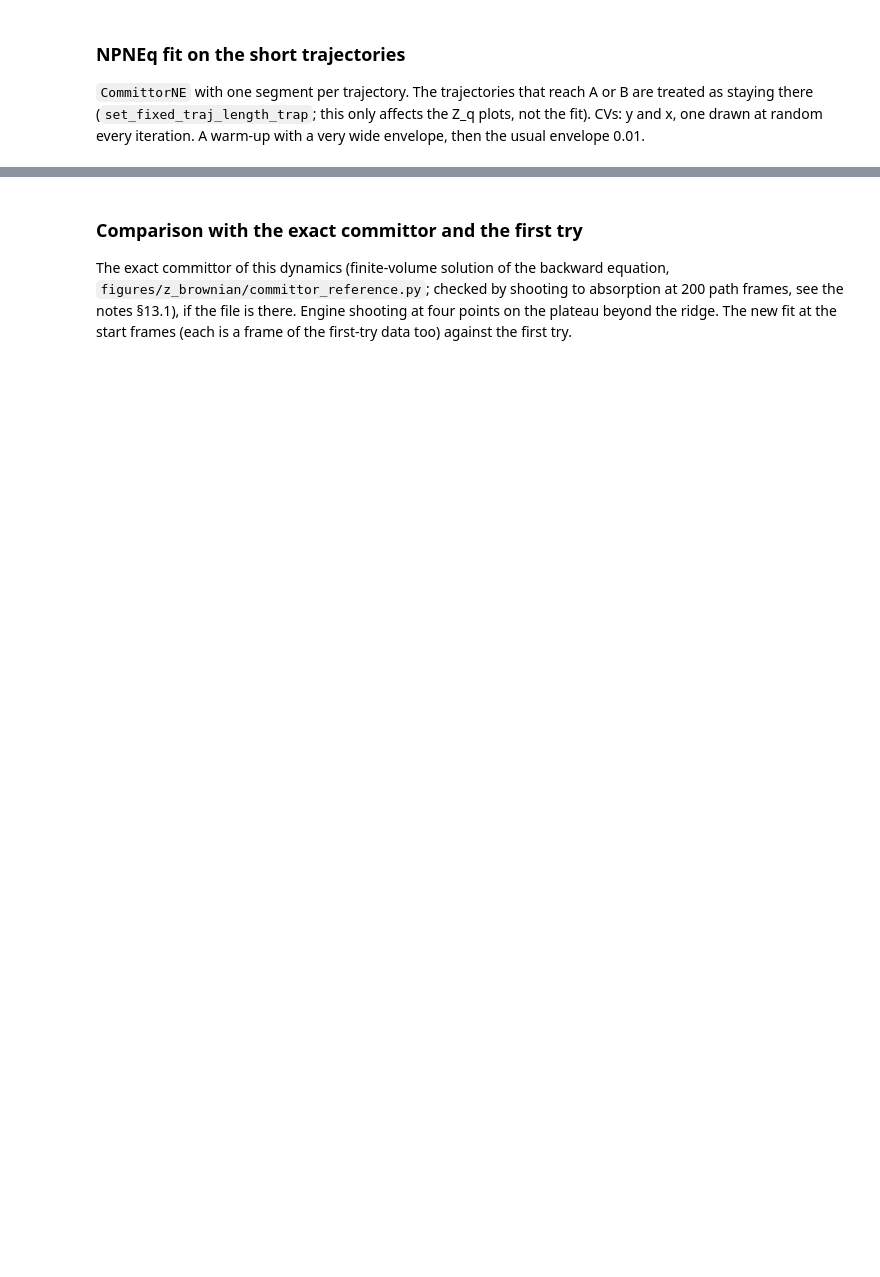
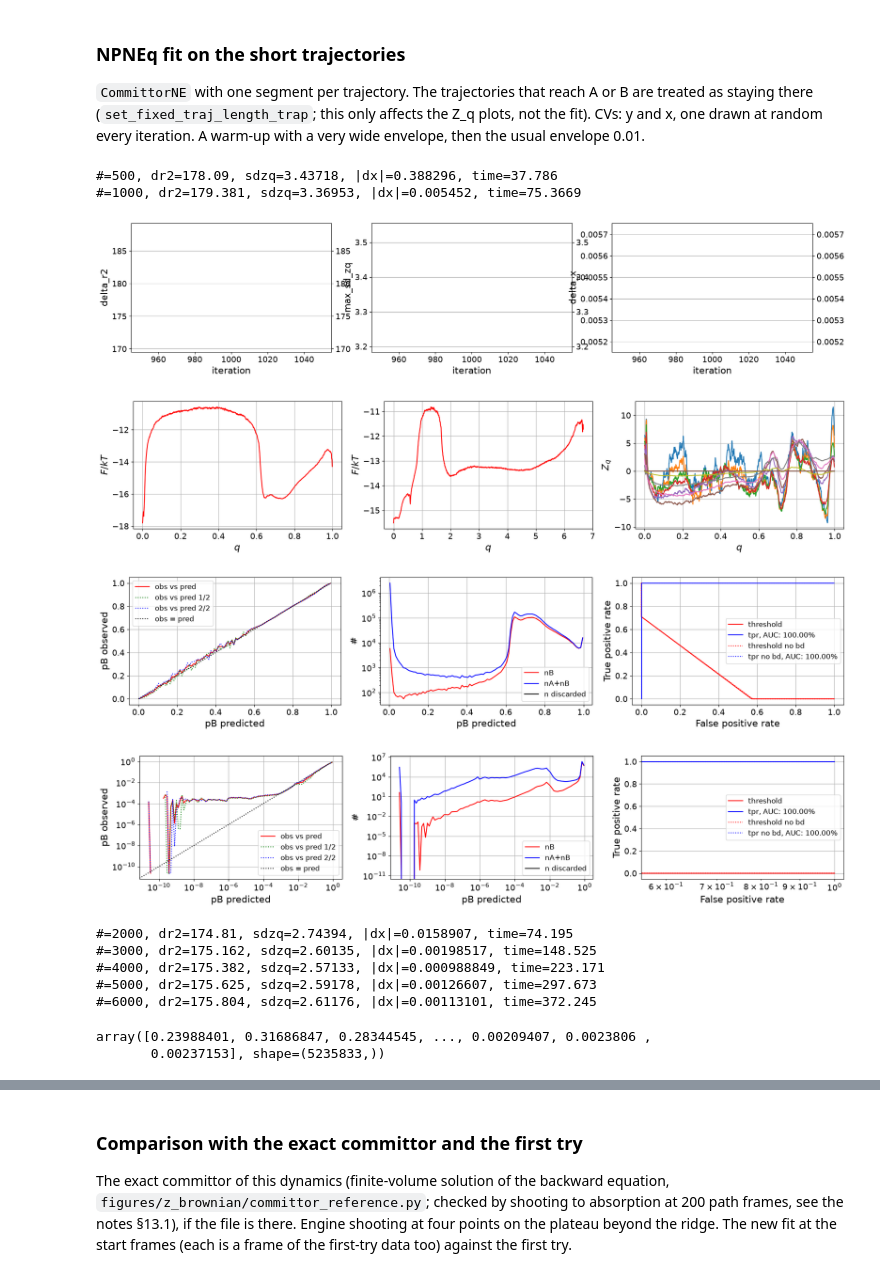
Before and after one commit to Eli4sW1ls/optimalrcs, a Jupyter notebook: examples/zpot_short_trajectories.ipynb, the cells around one changed output, grey strips where cells are left out. Cells and saved outputs as stored; diff of their text form; code cells hidden in the pictures; blank space fills up the shorter version.

```diff
--- a/examples/zpot_short_trajectories.ipynb
+++ b/examples/zpot_short_trajectories.ipynb
@@ -214,22 +292,40 @@ plt.show()
 # %%
 boundary0, boundary1 = y <= lambda_A, y >= lambda_B
 
 q = optimalrcs.CommittorNE(boundary0=boundary0, boundary1=boundary1, i_traj=i_traj, t_traj=t_traj)
-q.set_fixed_traj_length_trap(boundary0 | boundary1, 2 ** 16)
+q.set_fixed_traj_length_trap(boundary0 | boundary1, 300)
 
 cvs = [cp.asarray(y), cp.asarray(x)]
 def comp_y():
     return cvs[np.random.randint(len(cvs))]
 
 metrics_print = ('iter', 'delta_r2', 'max_sd_zq', 'delta_x', 'time_elapsed')
 np.random.seed(0)
 cp.random.seed(0)
 
-optimalrcs.envelope_scale = 1e7          # warm-up
+optimalrcs.envelope_scale = 1e6          # warm-up
 q.fit_transform(comp_y, gamma=0, ny=6, max_iter=1000, print_step=500, metrics_print=metrics_print,
                 delta_r2_max_change_allowed=10000)
+show(lambda: q.plots_metrics(['delta_r2', 'max_sd_zq', 'delta_x']), 'fit_metrics')
+show(lambda: q.plots_feps(delta_t_sim=dt), 'fit_feps')
+show(lambda: q.plots_obs_pred(), 'fit_obs_pred')
+show(lambda: q.plots_obs_pred(log_scale=True), 'fit_obs_pred_log')
 optimalrcs.envelope_scale = 0.01         # main fit
-q.fit_transform(comp_y, gamma=0, ny=6, max_iter=20000, print_step=1000, metrics_print=metrics_print)
+q.fit_transform(comp_y, gamma=0, ny=6, max_iter=5000, print_step=1000, metrics_print=metrics_print)
+# %% [output]
+#=500, dr2=178.09, sdzq=3.43718, |dx|=0.388296, time=37.786
+#=1000, dr2=179.381, sdzq=3.36953, |dx|=0.005452, time=75.3669
+[figure, added]
+[figure, added]
+[figure, added]
+[figure, added]
+#=2000, dr2=174.81, sdzq=2.74394, |dx|=0.0158907, time=74.195
+#=3000, dr2=175.162, sdzq=2.60135, |dx|=0.00198517, time=148.525
+#=4000, dr2=175.382, sdzq=2.57133, |dx|=0.000988849, time=223.171
+#=5000, dr2=175.625, sdzq=2.59178, |dx|=0.00126607, time=297.673
+#=6000, dr2=175.804, sdzq=2.61176, |dx|=0.00113101, time=372.245
+array([0.23988401, 0.31686847, 0.28344545, ..., 0.00209407, 0.0023806 ,
+       0.00237153], shape=(5235833,))
 # %%
 show(lambda: q.plots_metrics(['delta_r2', 'max_sd_zq', 'delta_x']), 'fit_metrics')
 show(lambda: q.plots_feps(delta_t_sim=dt), 'fit_feps')
```
Also changed, not shown: parts of 11 cells of this notebook, 8 other files.
